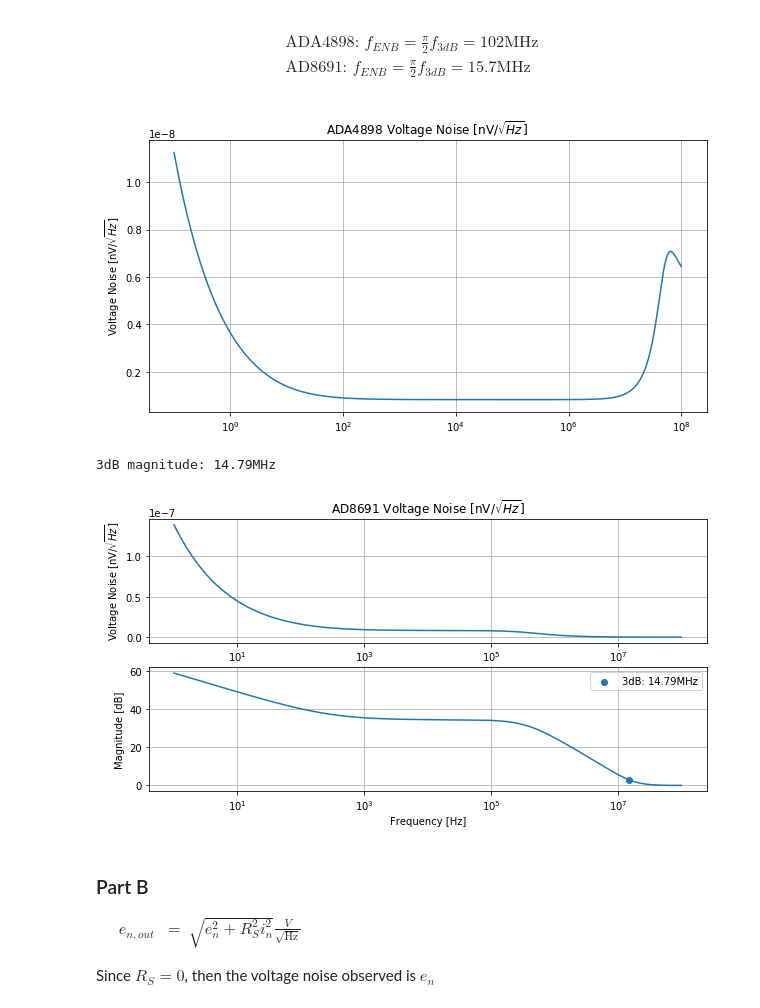
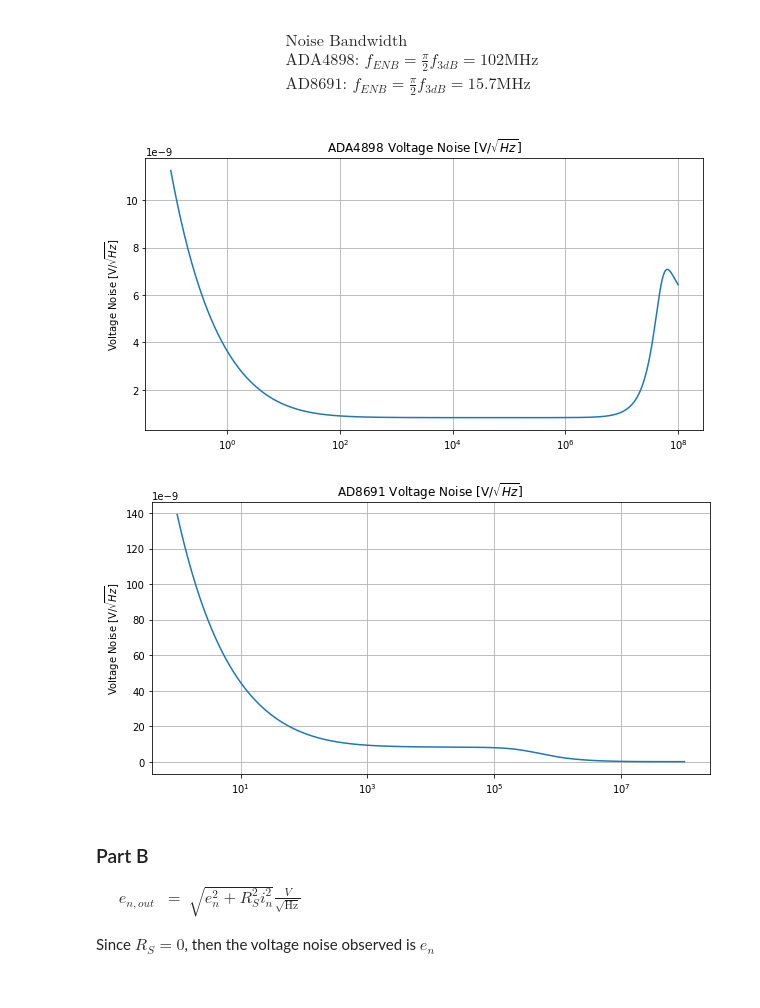
Before and after one commit to kegedy/EE538, a Jupyter notebook: hw/kevin/hw06/HW06.ipynb, the cells around one changed output. Drawn from its saved outputs; the diff is of its cells as text; code cells hidden in the pictures.

```diff
--- a/hw/kevin/hw06/HW06.ipynb
+++ b/hw/kevin/hw06/HW06.ipynb
@@ -178,6 +142,7 @@ plt.show();
 # %% [markdown]
 $$\begin{align}
   \begin{array}{ll}
+    \text{Noise Bandwidth} \\
     \text{ADA4898: } f_{ENB} = \frac{\pi}{2} f_{3dB}  = 102 \text{MHz} \\
     \text{AD8691: } f_{ENB} = \frac{\pi}{2} f_{3dB}  = 15.7 \text{MHz}
   \end{array}
@@ -190,43 +155,31 @@ mag1 = df['V(onoise)']
 # %%
 #Plot
 fig, ax = plt.subplots(figsize=(10,5))
-ax.set_title('ADA4898 Voltage Noise [nV/$\sqrt{Hz}$]')
+ax.set_title('ADA4898 Voltage Noise [V/$\sqrt{Hz}$]')
 ax.semilogx(freq, mag1)
-ax.set_ylabel('Voltage Noise [nV/$\sqrt{Hz}$]')
+ax.set_ylabel('Voltage Noise [V/$\sqrt{Hz}$]')
+ax.ticklabel_format(style='sci', axis='y', scilimits=(-9,-9))
 ax.grid()
 plt.show();
 # %% [output]
-[figure, old version]
+[figure, new version]
 # %%
 filepath = 'data/AD8691.txt'
 df = pd.read_csv(filepath)
 freq = df['frequency']
 mag1 = df['V(onoise)']
 mag2 = 20*np.log10(df['V(onoise)']/min(df['V(onoise)']))
-
-#Find 3dB Magnitude
-x0 = np.where(mag2<=3)[0][0]
-f0 = freq.iloc[x0]
-label = "{:.2f}".format(round(f0/1e6,2))
-print(f"3dB magnitude: {label}MHz")
-# %% [output]
-3dB magnitude: 14.79MHz
 # %%
 #Plot
-fig, axs = plt.subplots(2,figsize=(10,5))
-axs[0].set_title('AD8691 Voltage Noise [nV/$\sqrt{Hz}$]')
-axs[0].semilogx(freq, mag1)
-axs[0].set_ylabel('Voltage Noise [nV/$\sqrt{Hz}$]')
-axs[0].grid()
-axs[1].semilogx(freq, mag2)
-axs[1].scatter(freq[x0], mag2[x0], label=f'3dB: {label}MHz')
-axs[1].set_xlabel('Frequency [Hz]')
-axs[1].set_ylabel('Magnitude [dB]')
-axs[1].legend()
-axs[1].grid()
+fig, ax = plt.subplots(figsize=(10,5))
+ax.set_title('AD8691 Voltage Noise [V/$\sqrt{Hz}$]')
+ax.semilogx(freq, mag1)
+ax.set_ylabel('Voltage Noise [V/$\sqrt{Hz}$]')
+ax.ticklabel_format(style='sci', axis='y', scilimits=(-9,-9))
+ax.grid()
 plt.show();
 # %% [output]
-[figure, old version]
+[figure, new version]
 # %% [markdown]
 ### Part B
 
```
Also changed, not shown: parts of 12 cells of this notebook, 5 other files.
